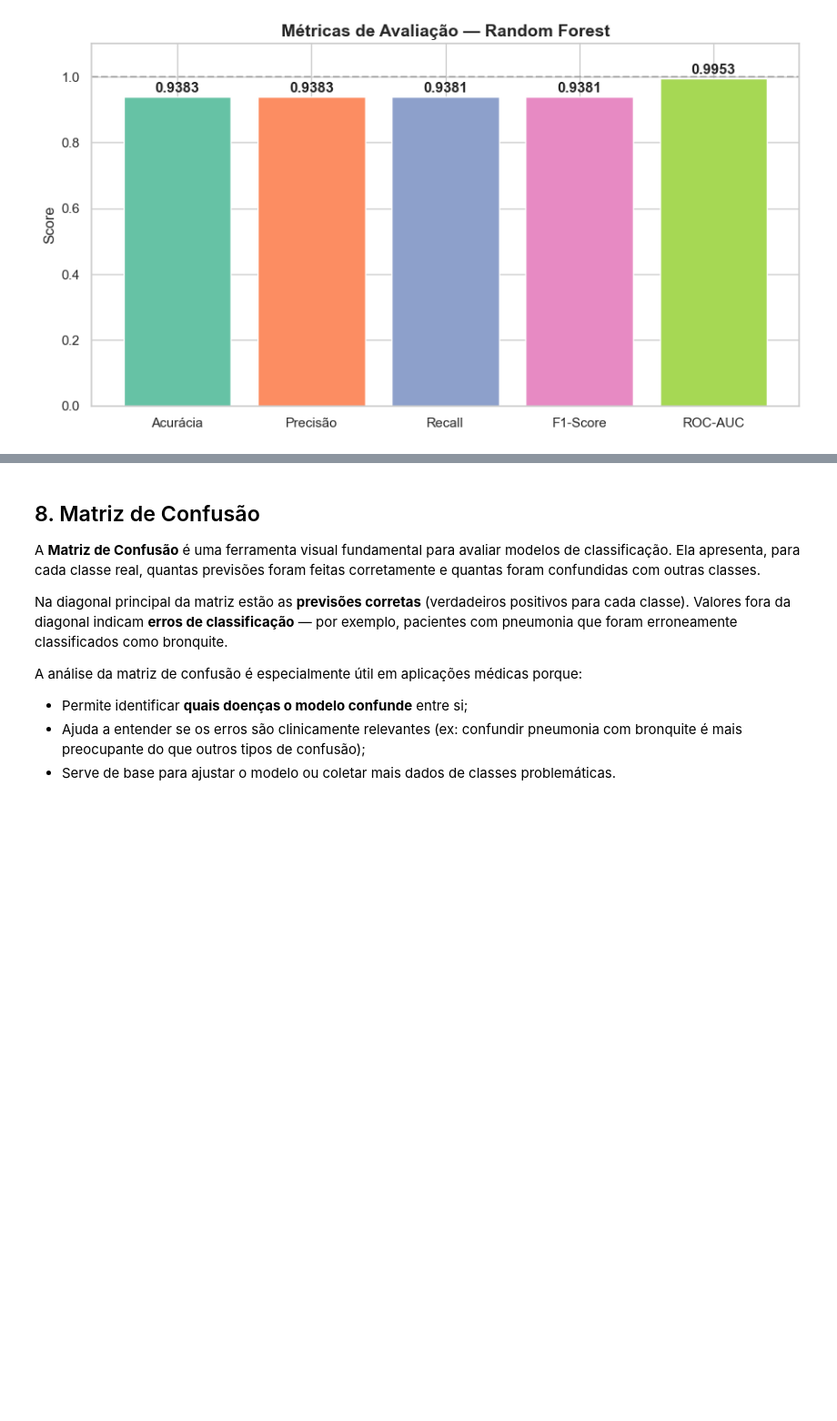
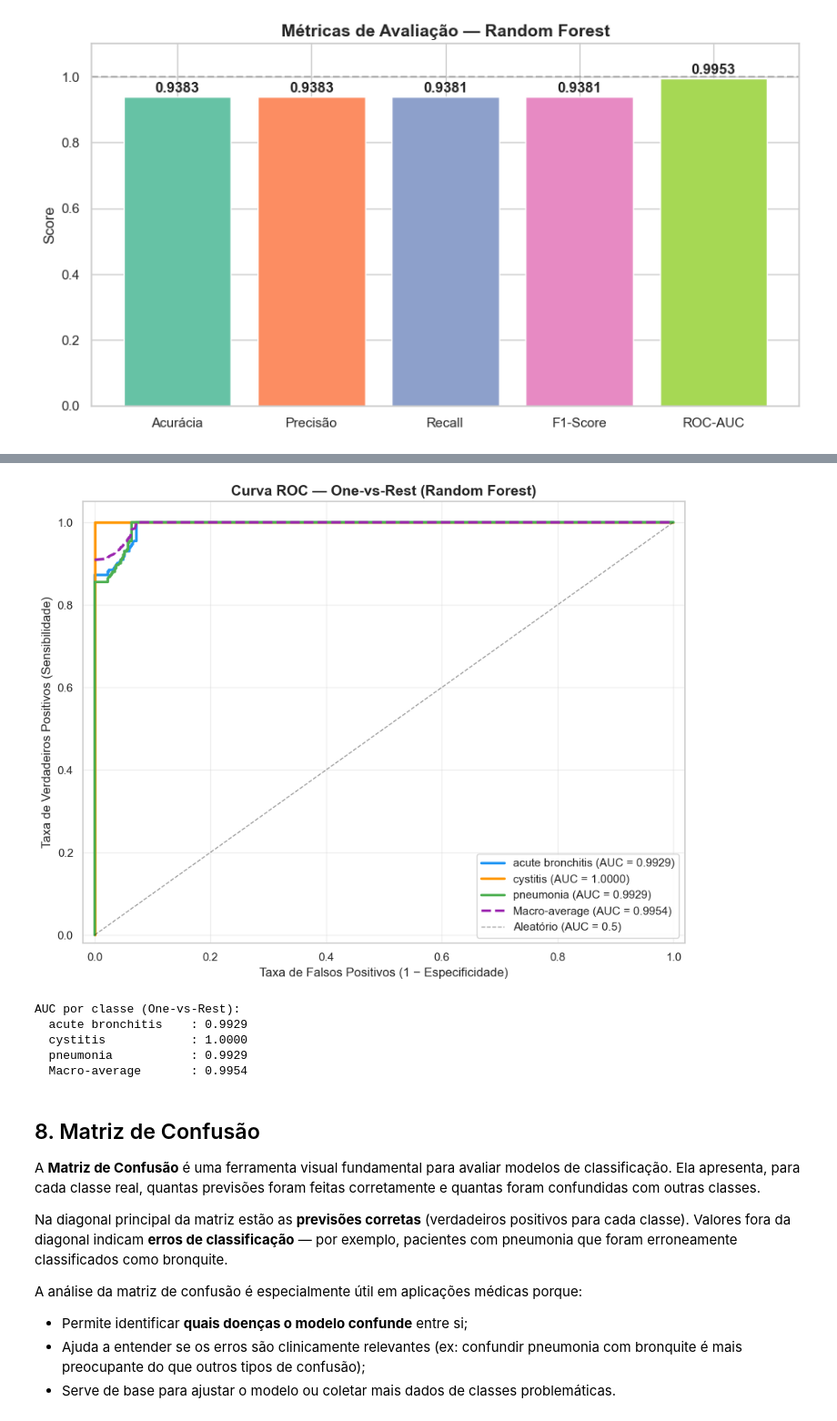
Before and after one commit to Jackson-Ramos/disease-prediction-ml, a Jupyter notebook: disease_prediction.ipynb, the cells around one changed output, grey strips where cells are left out. Shown at 91% size. Drawn from its saved outputs; the diff is of its cells as text; code cells hidden in the pictures; blank space fills up the shorter version.

```diff
--- a/disease_prediction.ipynb
+++ b/disease_prediction.ipynb
@@ -516,3 +606,65 @@ plt.show()
+# %%
+# Binarizar as classes para o cálculo OvR
+classes = np.unique(y_test)
+n_classes = len(classes)
+y_test_bin = label_binarize(y_test, classes=classes)
+
+# Calcular ROC para cada classe
+fpr = dict()
+tpr = dict()
+roc_auc_per_class = dict()
+
+for i in range(n_classes):
+    fpr[i], tpr[i], _ = roc_curve(y_test_bin[:, i], y_pred_proba[:, i])
+    roc_auc_per_class[i] = auc(fpr[i], tpr[i])
+
+# Macro-average ROC
+all_fpr = np.unique(np.concatenate([fpr[i] for i in range(n_classes)]))
+mean_tpr = np.zeros_like(all_fpr)
+for i in range(n_classes):
+    mean_tpr += np.interp(all_fpr, fpr[i], tpr[i])
+mean_tpr /= n_classes
+fpr['macro'] = all_fpr
+tpr['macro'] = mean_tpr
+roc_auc_per_class['macro'] = auc(fpr['macro'], tpr['macro'])
+
+# Plotar
+fig, ax = plt.subplots(figsize=(9, 7))
+
+colors = cycle(['#2196F3', '#FF9800', '#4CAF50'])
+class_names = le.classes_
+
+for i, color in zip(range(n_classes), colors):
+    ax.plot(fpr[i], tpr[i], color=color, lw=2.5,
+            label=f'{class_names[i]} (AUC = {roc_auc_per_class[i]:.4f})')
+
+ax.plot(fpr['macro'], tpr['macro'], color='#9C27B0', lw=2.5, linestyle='--',
+        label=f'Macro-average (AUC = {roc_auc_per_class["macro"]:.4f})')
+
+ax.plot([0, 1], [0, 1], 'k--', lw=1.0, alpha=0.4, label='Aleatório (AUC = 0.5)')
+
+ax.set_xlim([-0.02, 1.02])
+ax.set_ylim([-0.02, 1.05])
+ax.set_xlabel('Taxa de Falsos Positivos (1 − Especificidade)', fontsize=12)
+ax.set_ylabel('Taxa de Verdadeiros Positivos (Sensibilidade)', fontsize=12)
+ax.set_title('Curva ROC — One-vs-Rest (Random Forest)', fontsize=14, fontweight='bold')
+ax.legend(loc='lower right', fontsize=11, framealpha=0.9)
+ax.grid(True, alpha=0.3)
+plt.tight_layout()
+plt.savefig('outputs/curva_roc.png', dpi=150, bbox_inches='tight')
+plt.show()
+
+print(f'\nAUC por classe (One-vs-Rest):')
+for i in range(n_classes):
+    print(f'  {class_names[i]:20s}: {roc_auc_per_class[i]:.4f}')
+print(f'  {"Macro-average":20s}: {roc_auc_per_class["macro"]:.4f}')
+# %% [output]
+[figure, added]
+AUC por classe (One-vs-Rest):
+  acute bronchitis    : 0.9929
+  cystitis            : 1.0000
+  pneumonia           : 0.9929
+  Macro-average       : 0.9954
 # %% [markdown]
 ## 8. Matriz de Confusão
 
```
Also changed, not shown: parts of 6 cells of this notebook, 4 other files.
